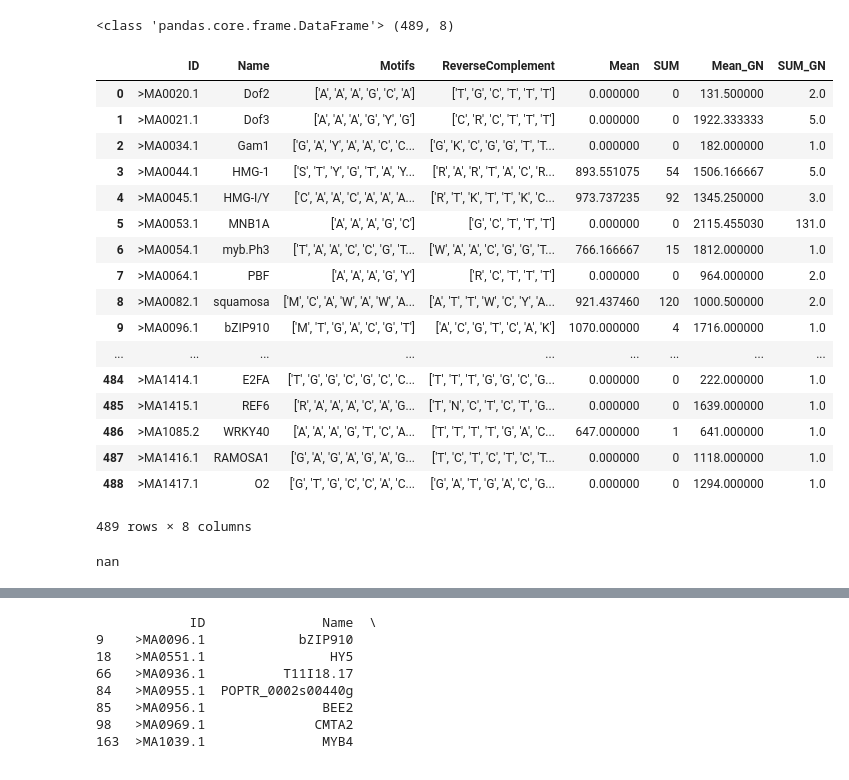
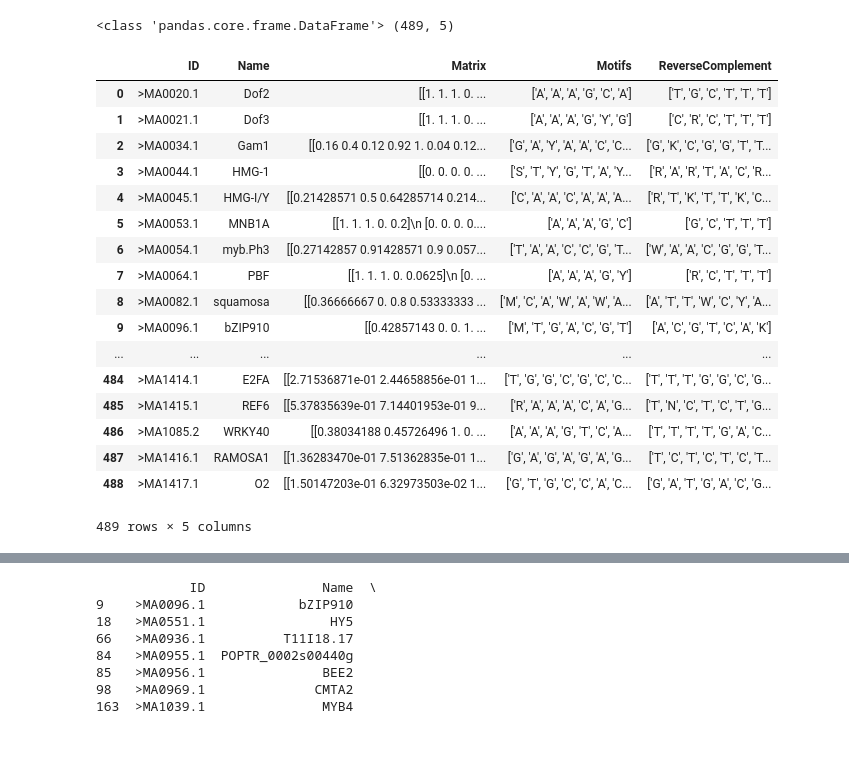
Before and after one commit to if1015-datascience-ufpe/2018-1-projeto-phytoprom, a Jupyter notebook: Processamento.ipynb, the cells around one changed output, grey strips where cells are left out. Cells and saved outputs as stored; diff of their text form; code cells hidden in the pictures.

```diff
--- a/Processamento.ipynb
+++ b/Processamento.ipynb
@@ -4,38 +8,28 @@ import pandas as pd
 # %%
-#Importando data frame da analise de fenilpropanoides
+#Importando data frame da fatores de transcrição
 df = pd.read_csv(
-    'df_GN.csv',
+    'df.csv',
     sep=',')
 df = df.drop(['A', 'C', 'G', 'T'], axis=1)
 print(type(df), df.shape)
 df
 # %% [output]
-<class 'pandas.core.frame.DataFrame'> (489, 8)
+<class 'pandas.core.frame.DataFrame'> (489, 5)
-|  | ID | Name | Motifs | ReverseComplement | Mean | SUM | Mean_GN | SUM_GN |
-| 0 | >MA0020.1 | Dof2 | ['A', 'A', 'A', 'G', 'C', 'A'] | ['T', 'G', 'C', 'T', 'T', 'T'] | 0.000000 | 0 | 131.500000 | 2.0 |
-| 1 | >MA0021.1 | Dof3 | ['A', 'A', 'A', 'G', 'Y', 'G'] | ['C', 'R', 'C', 'T', 'T', 'T'] | 0.000000 | 0 | 1922.333333 | 5.0 |
-| 2 | >MA0034.1 | Gam1 | ['G', 'A', 'Y', 'A', 'A', 'C', 'C... | ['G', 'K', 'C', 'G', 'G', 'T', 'T... | 0.000000 | 0 | 182.000000 | 1.0 |
-| 3 | >MA0044.1 | HMG-1 | ['S', 'T', 'Y', 'G', 'T', 'A', 'Y... | ['R', 'A', 'R', 'T', 'A', 'C', 'R... | 893.551075 | 54 | 1506.166667 | 5.0 |
-| 4 | >MA0045.1 | HMG-I/Y | ['C', 'A', 'A', 'C', 'A', 'A', 'A... | ['R', 'T', 'K', 'T', 'T', 'K', 'C... | 973.737235 | 92 | 1345.250000 | 3.0 |
-| 5 | >MA0053.1 | MNB1A | ['A', 'A', 'A', 'G', 'C'] | ['G', 'C', 'T', 'T', 'T'] | 0.000000 | 0 | 2115.455030 | 131.0 |
-| 6 | >MA0054.1 | myb.Ph3 | ['T', 'A', 'A', 'C', 'C', 'G', 'T... | ['W', 'A', 'A', 'C', 'G', 'G', 'T... | 766.166667 | 15 | 1812.000000 | 1.0 |
-| 7 | >MA0064.1 | PBF | ['A', 'A', 'A', 'G', 'Y'] | ['R', 'C', 'T', 'T', 'T'] | 0.000000 | 0 | 964.000000 | 2.0 |
-| 8 | >MA0082.1 | squamosa | ['M', 'C', 'A', 'W', 'A', 'W', 'A... | ['A', 'T', 'T', 'W', 'C', 'Y', 'A... | 921.437460 | 120 | 1000.500000 | 2.0 |
-| 9 | >MA0096.1 | bZIP910 | ['M', 'T', 'G', 'A', 'C', 'G', 'T'] | ['A', 'C', 'G', 'T', 'C', 'A', 'K'] | 1070.000000 | 4 | 1716.000000 | 1.0 |
-| ... | ... | ... | ... | ... | ... | ... | ... | ... |
-| 484 | >MA1414.1 | E2FA | ['T', 'G', 'G', 'C', 'G', 'C', 'C... | ['T', 'T', 'T', 'G', 'G', 'C', 'G... | 0.000000 | 0 | 222.000000 | 1.0 |
-| 485 | >MA1415.1 | REF6 | ['R', 'A', 'A', 'A', 'C', 'A', 'G... | ['T', 'N', 'C', 'T', 'C', 'T', 'G... | 0.000000 | 0 | 1639.000000 | 1.0 |
-| 486 | >MA1085.2 | WRKY40 | ['A', 'A', 'A', 'G', 'T', 'C', 'A... | ['T', 'T', 'T', 'T', 'G', 'A', 'C... | 647.000000 | 1 | 641.000000 | 1.0 |
-| 487 | >MA1416.1 | RAMOSA1 | ['G', 'A', 'G', 'A', 'G', 'A', 'G... | ['T', 'C', 'T', 'C', 'T', 'C', 'T... | 0.000000 | 0 | 1118.000000 | 1.0 |
-| 488 | >MA1417.1 | O2 | ['G', 'T', 'G', 'C', 'C', 'A', 'C... | ['G', 'A', 'T', 'G', 'A', 'C', 'G... | 0.000000 | 0 | 1294.000000 | 1.0 |
+|  | ID | Name | Matrix | Motifs | ReverseComplement |
+| 0 | >MA0020.1 | Dof2 | [[1. 1. 1. 0. ... | ['A', 'A', 'A', 'G', 'C', 'A'] | ['T', 'G', 'C', 'T', 'T', 'T'] |
+| 1 | >MA0021.1 | Dof3 | [[1. 1. 1. 0. ... | ['A', 'A', 'A', 'G', 'Y', 'G'] | ['C', 'R', 'C', 'T', 'T', 'T'] |
+| 2 | >MA0034.1 | Gam1 | [[0.16 0.4 0.12 0.92 1. 0.04 0.12... | ['G', 'A', 'Y', 'A', 'A', 'C', 'C... | ['G', 'K', 'C', 'G', 'G', 'T', 'T... |
+| 3 | >MA0044.1 | HMG-1 | [[0. 0. 0. 0. ... | ['S', 'T', 'Y', 'G', 'T', 'A', 'Y... | ['R', 'A', 'R', 'T', 'A', 'C', 'R... |
+| 4 | >MA0045.1 | HMG-I/Y | [[0.21428571 0.5 0.64285714 0.214... | ['C', 'A', 'A', 'C', 'A', 'A', 'A... | ['R', 'T', 'K', 'T', 'T', 'K', 'C... |
+| 5 | >MA0053.1 | MNB1A | [[1. 1. 1. 0. 0.2]\n [0. 0. 0. 0.... | ['A', 'A', 'A', 'G', 'C'] | ['G', 'C', 'T', 'T', 'T'] |
+| 6 | >MA0054.1 | myb.Ph3 | [[0.27142857 0.91428571 0.9 0.057... | ['T', 'A', 'A', 'C', 'C', 'G', 'T... | ['W', 'A', 'A', 'C', 'G', 'G', 'T... |
+| 7 | >MA0064.1 | PBF | [[1. 1. 1. 0. 0.0625]\n [0. ... | ['A', 'A', 'A', 'G', 'Y'] | ['R', 'C', 'T', 'T', 'T'] |
+| 8 | >MA0082.1 | squamosa | [[0.36666667 0. 0.8 0.53333333 ... | ['M', 'C', 'A', 'W', 'A', 'W', 'A... | ['A', 'T', 'T', 'W', 'C', 'Y', 'A... |
+| 9 | >MA0096.1 | bZIP910 | [[0.42857143 0. 0. 1. ... | ['M', 'T', 'G', 'A', 'C', 'G', 'T'] | ['A', 'C', 'G', 'T', 'C', 'A', 'K'] |
+| ... | ... | ... | ... | ... | ... |
+| 484 | >MA1414.1 | E2FA | [[2.71536871e-01 2.44658856e-01 1... | ['T', 'G', 'G', 'C', 'G', 'C', 'C... | ['T', 'T', 'T', 'G', 'G', 'C', 'G... |
+| 485 | >MA1415.1 | REF6 | [[5.37835639e-01 7.14401953e-01 9... | ['R', 'A', 'A', 'A', 'C', 'A', 'G... | ['T', 'N', 'C', 'T', 'C', 'T', 'G... |
+| 486 | >MA1085.2 | WRKY40 | [[0.38034188 0.45726496 1. 0. ... | ['A', 'A', 'A', 'G', 'T', 'C', 'A... | ['T', 'T', 'T', 'T', 'G', 'A', 'C... |
+| 487 | >MA1416.1 | RAMOSA1 | [[1.36283470e-01 7.51362835e-01 1... | ['G', 'A', 'G', 'A', 'G', 'A', 'G... | ['T', 'C', 'T', 'C', 'T', 'C', 'T... |
+| 488 | >MA1417.1 | O2 | [[1.50147203e-01 6.32973503e-02 1... | ['G', 'T', 'G', 'C', 'C', 'A', 'C... | ['G', 'A', 'T', 'G', 'A', 'C', 'G... |
-489 rows × 8 columns
+489 rows × 5 columns
-# %%
-from scipy.stats import linregress, zscore
-
-x = df.SUM[0]
-y = df.SUM_GN[0]
-
-model = linregress([2.0], [4.0])
-model.pvalue
-# %% [output]
-nan
```
Also changed, not shown: parts of 7 cells of this notebook, 1 other file.
